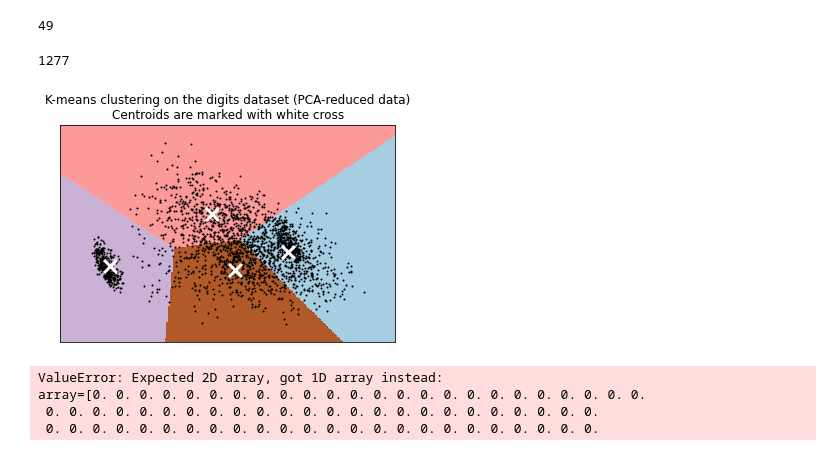
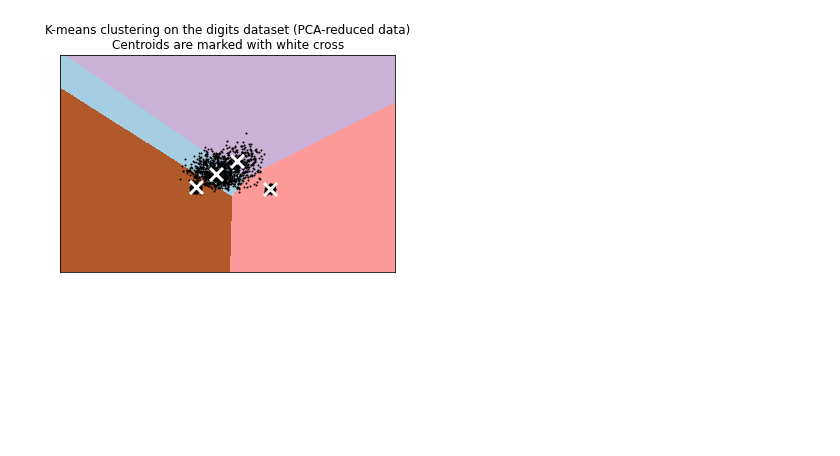
Before and after one commit to kolesnikov-pasha/buba-business-news, a Jupyter notebook: research/analysis.ipynb, the cells around one changed output. Cells and saved outputs as stored; diff of their text form; code cells hidden in the pictures; blank space fills up the shorter version.

```diff
--- a/research/analysis.ipynb
+++ b/research/analysis.ipynb
@@ -176,4 +166,0 @@ db_clust = dbscan.fit_predict(df[feats_emb])
-# %%
-max(set(db_clust))
-# %% [output]
-49
@@ -183,9 +167,3 @@ with open('db_clustering', 'wb') as f:
-# %%
-df['db_clust'] = db_clust
-# %%
-(db_clust == -1).sum()
-# %% [output]
-1277
 # %%
 data = df[feats_emb]
 reduced_data = PCA(n_components=2).fit_transform(data)
@@ -196,8 +174,8 @@ kmeans.fit(reduced_data)
 h = 0.005  # point in the mesh [x_min, x_max]x[y_min, y_max].
 
 # Plot the decision boundary. For that, we will assign a color to each
-x_min, x_max = reduced_data[:, 0].min() - 0.1, reduced_data[:, 0].max() + 0.1
-y_min, y_max = reduced_data[:, 1].min() - 0.1, reduced_data[:, 1].max() + 0.1
+x_min, x_max = reduced_data[:, 0].min() - 1, reduced_data[:, 0].max() + 1
+y_min, y_max = reduced_data[:, 1].min() - 1, reduced_data[:, 1].max() + 1
 xx, yy = np.meshgrid(np.arange(x_min, x_max, h), np.arange(y_min, y_max, h))
 
 # Obtain labels for each point in mesh. Use last trained model.
@@ -211,38 +189,31 @@ plt.imshow(
     Z,
     interpolation="nearest",
     extent=(xx.min(), xx.max(), yy.min(), yy.max()),
     cmap=plt.cm.Paired,
     aspect="auto",
     origin="lower",
 )
 
 plt.plot(reduced_data[:, 0], reduced_data[:, 1], "k.", markersize=2)
 # Plot the centroids as a white X
 centroids = kmeans.cluster_centers_
 plt.scatter(
     centroids[:, 0],
     centroids[:, 1],
     marker="x",
     s=169,
     linewidths=3,
     color="w",
     zorder=10,
 )
 plt.title(
     "K-means clustering on the digits dataset (PCA-reduced data)\n"
     "Centroids are marked with white cross"
 )
 plt.xlim(x_min, x_max)
 plt.ylim(y_min, y_max)
 plt.xticks(())
 plt.yticks(())
 plt.show()
 # %% [output]
-[figure, old version]
+[figure, new version]
-# %%
-clustering.predict([0 for i in range(412)])
-# %% [output]
-ValueError: Expected 2D array, got 1D array instead:
-array=[0. 0. 0. 0. 0. 0. 0. 0. 0. 0. 0. 0. 0. 0. 0. 0. 0. 0. 0. 0. 0. 0. 0. 0.
- 0. 0. 0. 0. 0. 0. 0. 0. 0. 0. 0. 0. 0. 0. 0. 0. 0. 0. 0. 0. 0. 0. 0. 0.
- 0. 0. 0. 0. 0. 0. 0. 0. 0. 0. 0. 0. 0. 0. 0. 0. 0. 0. 0. 0. 0. 0. 0. 0.
```
Also changed, not shown: parts of 18 cells of this notebook, 2 other files.
